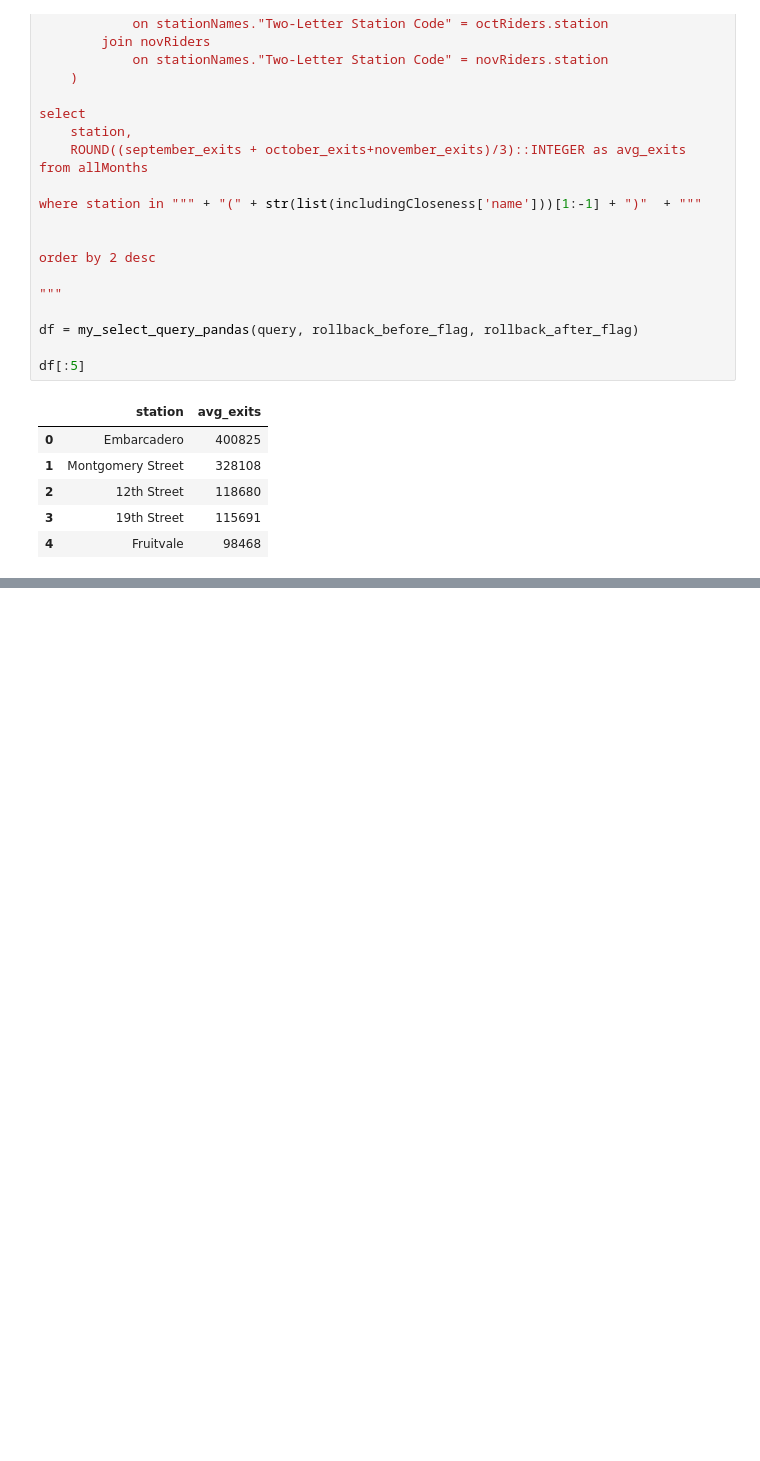
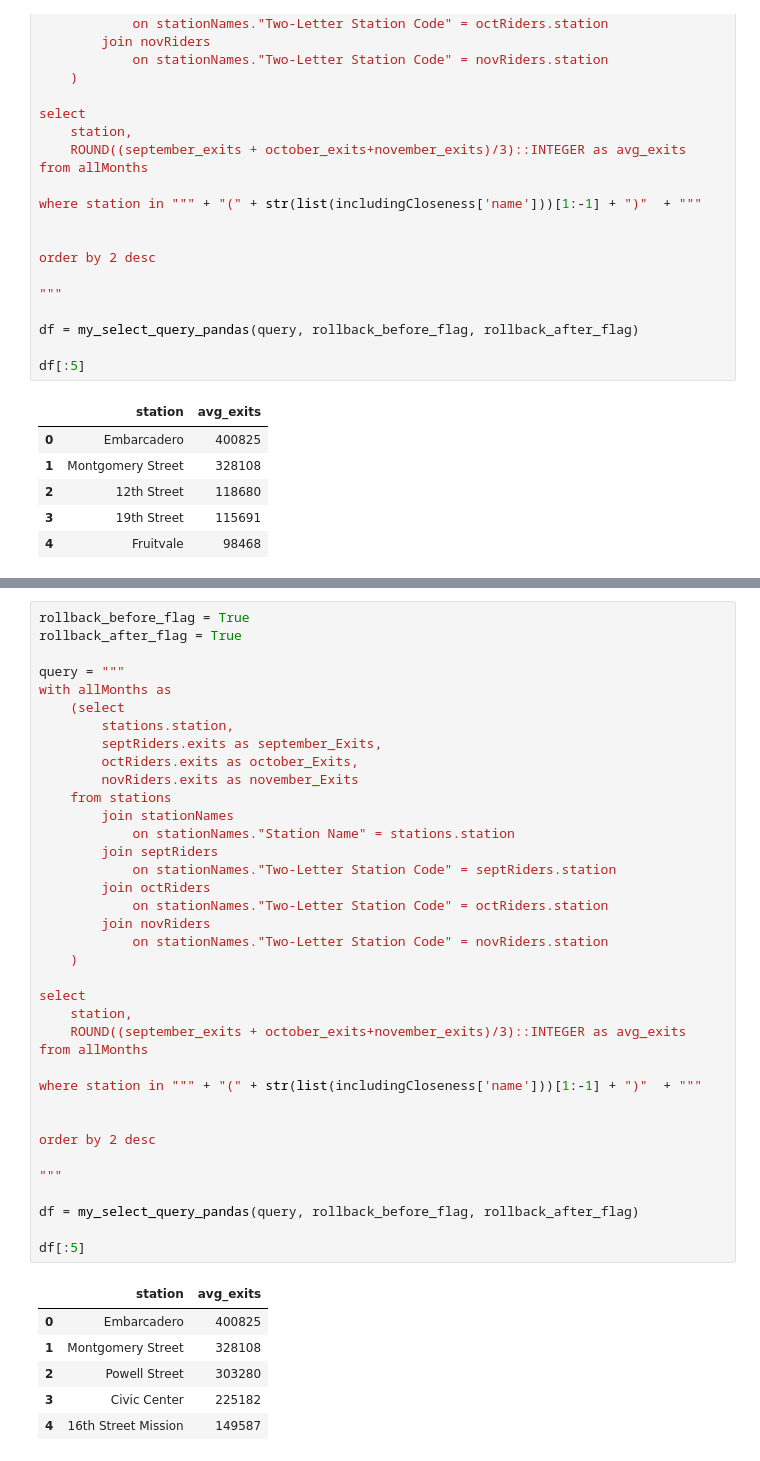
Before and after one commit to mids-w205/ChristensenDjalaliSelbyYaoProject3, a Jupyter notebook: code/Neo4j Code.ipynb, the cells around one changed output, grey strips where cells are left out. Drawn from its saved outputs; the diff is of its cells as text; blank space fills up the shorter version.

```diff
--- a/code/Neo4j Code.ipynb
+++ b/code/Neo4j Code.ipynb
@@ -821 +955,45 @@ df[:5]
+# %%
+rollback_before_flag = True
+rollback_after_flag = True
+
+query = """
+with allMonths as
+    (select
+        stations.station,
+        septRiders.exits as september_Exits,
+        octRiders.exits as october_Exits,
+        novRiders.exits as november_Exits
+    from stations
+        join stationNames
+            on stationNames."Station Name" = stations.station
+        join septRiders
+            on stationNames."Two-Letter Station Code" = septRiders.station
+        join octRiders
+            on stationNames."Two-Letter Station Code" = octRiders.station
+        join novRiders
+            on stationNames."Two-Letter Station Code" = novRiders.station
+    )
+
+select
+    station,
+    ROUND((september_exits + october_exits+november_exits)/3)::INTEGER as avg_exits
+from allMonths
+
+where station in """ + "(" + str(list(includingCloseness['name']))[1:-1] + ")"  + """
+
+
+order by 2 desc
+
+"""
+
+df = my_select_query_pandas(query, rollback_before_flag, rollback_after_flag)
+
+df[:5]
+# %% [output]
+|  | station | avg_exits |
+| 0 | Embarcadero | 400825 |
+| 1 | Montgomery Street | 328108 |
+| 2 | Powell Street | 303280 |
+| 3 | Civic Center | 225182 |
+| 4 | 16th Street Mission | 149587 |
 # %% [markdown]
```
Also changed, not shown: parts of 18 cells of this notebook, 4 other files.
